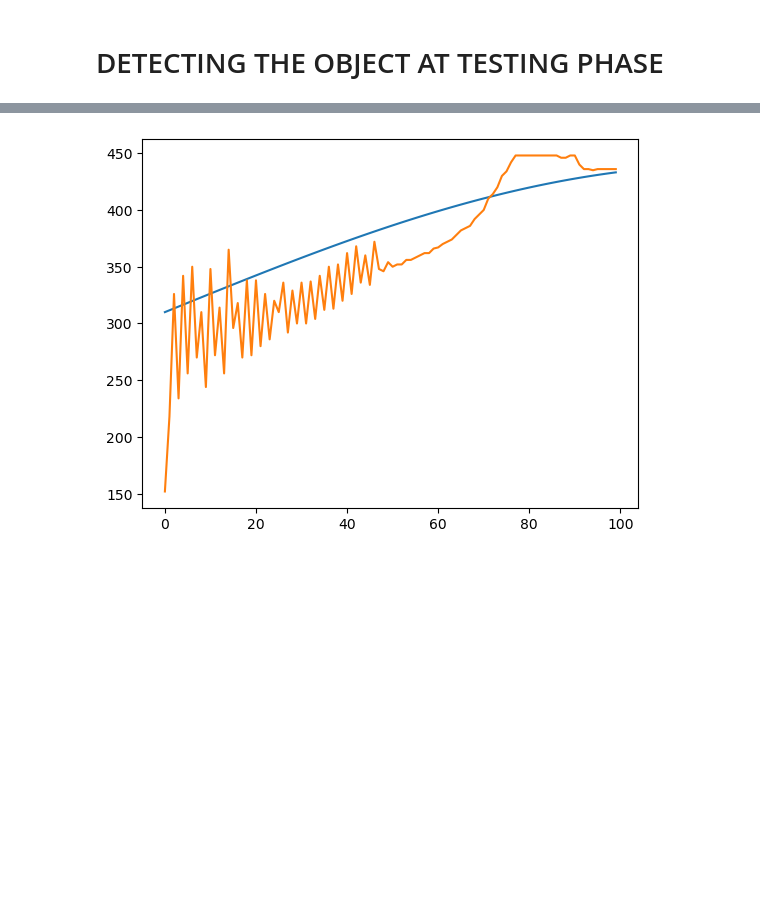
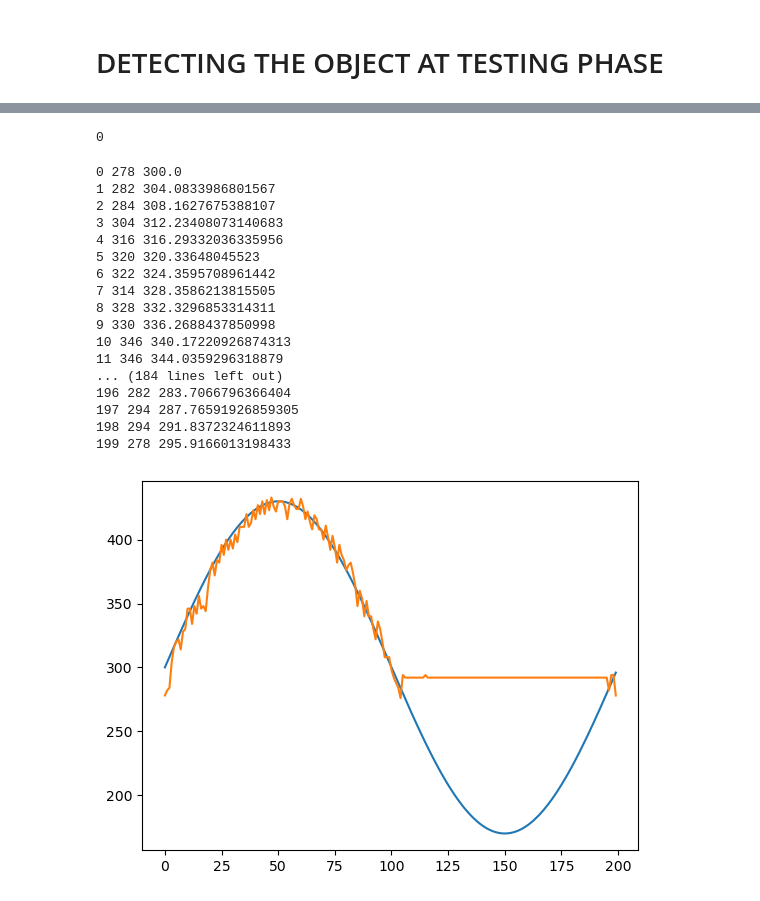
Before and after one commit to MarcelZelent/Bioinspired-Marcel, a Jupyter notebook: Final_project/final_project.ipynb, the cells around one changed output, grey strips where cells are left out. Cells and saved outputs as stored; diff of their text form; code cells hidden in the pictures; blank space fills up the shorter version.

```diff
--- a/Final_project/final_project.ipynb
+++ b/Final_project/final_project.ipynb
@@ -660,12 +653,9 @@ KeyboardInterrupt:
-# %%
-plt.plot(np.arange(len(x_ref_vec)),x_ref_vec)
-plt.plot(np.arange(len(x_act_vec)),x_act_vec)
-plt.show()
-# %% [output]
-[figure, removed]
+# %%
+api.setPos(-90,0,moduleID)
+# %% [output]
+0
 # %%
 from adaptive_filter.cerebellum import AdaptiveFilterCerebellum
-
 
 def NNwithAF(target_x, target_y, iter_num):
 
@@ -681,15 +671,14 @@ def NNwithAF(target_x, target_y, iter_num):
     x_act_vec = []
 
     ## TODO: AF initialization
-    Ts = 1
+    Ts = 1e-3
     n_inputs = 1
     n_outputs = 1
-    n_bases = 10
+    n_bases = 20
     beta = 1e-4
 
     af = AdaptiveFilterCerebellum(Ts, n_inputs, n_outputs, n_bases, beta)
 
-    robot_nn_and_af = 0
     robot_input = 0
 
     ## Simulation loop
@@ -698,17 +687,19 @@ def NNwithAF(target_x, target_y, iter_num):
         cam = ct.prepare_camera()
         img = ct.capture_image(cam)
         x,y = ct.locate(img,low_green, high_green)
+
         # cam_red = ct.prepare_camera()
         # img_red = ct.capture_image(cam)
         # x_red,y_red = ct.locate(img,low_red, high_red)
 
-        x_ref = A * np.sin(2*np.pi * i/T) + 310
+        x_ref = A * np.sin(2*np.pi * i/T) + 300
+        # x_ref = 450
         y_ref = y
 
-        # print(x, x_ref)
+        x_ref = float(x_ref)
+        y_ref = float(y_ref)
 
-        x_ref = float(x_ref)
-        y_ref = float(x)
+        print(i, x, x_ref)
 
         x_ref_vec.append(x_ref)
         x_act_vec.append(x)
@@ -718,58 +709,62 @@ def NNwithAF(target_x, target_y, iter_num):
         robot_y_coord_in_image = y
         x_coord_error = x_ref - robot_x_coord_in_image;
         y_coord_error = y_ref - robot_y_coord_in_image;
-        # print(x_coord_error,y_coord_error)
-        # x_coord_error = (x_coord_error-mean_x_pos_2)/std_x_pos_2
-        # y_coord_error = (y_coord_error-mean_y_pos_2)/std_y_pos_2
-        x_prev = x_coord_error
-        y_prev = y_coord_error
 
         ## TODO: Implement the CMAC controller into the loop
 
         af_out = af.step(robot_input, x_coord_error)
-        print(af_out)
+        # print(af_out)
         x_coord_error = x_coord_error +af_out
-        # print(type(x_coord_error))
-        y_coord_error = float(y_coord_error)
-        # print(type(y_coord_error))
-        # Iterate simulation dynamics
-
 
         #Here if the errors are less than twenty pixels we assume robot reaches the target.
         # However you can choose any reasonable threshold value instead of 20.
         # if (np.abs(x_coord_error) < (1+x_prev*1.02) and np.abs(y_coord_error) < (1+y_coord_error*1.02)):
         #     print("number of iterations for convergence = ", number_of_iterations_for_convergence)
         #     break
 
         xy_input_nn_model = [x_coord_error,y_coord_error]
-        # print(xy_input_nn_model)
-        # xy_input_nn_model = np.array(xy_input_nn_model)
-        # print(xy_input_nn_model)
-        # xy_input_nn_model = float(xy_input_nn_model)
-        # print(type(xy_input_nn_model[1]))
+
         #TODO: normalize the input to the Neural network model using meaning and variance of the training set inputs.
         normalize_xy_input_nn_model = (torch.tensor(xy_input_nn_model) - mean_of_train_input)/std_of_the_train_input
-        # normalize_xy_input_nn_model = xy_input_nn_model
-        # print(type(normalize_xy_input_nn_model))
-        # normalize_xy_input_nn_model_tensor = torch.tensor(normalize_xy_input_nn_model.tolist()).float()
-        # print(normalize_xy_input_nn_model_tensor)
+
         prediction_for_Y_pos_increment = NN_model(normalize_xy_input_nn_model)
         # print(prediction_for_Y_pos_increment)
         #TODO: Get the current Y (angular) position/angle of the robot. you can use the api.getPos function of fable
         robot_current_Y_pos = api.getPos(1,moduleID)
         #Next Y angular position of the robot will be robot_Y_pos + prediction_for_Y_pos_increment
         robot_next_Y_pos = robot_current_Y_pos + prediction_for_Y_pos_increment
-        # print(robot_next_Y_pos)
-        # print(prediction_for_Y_pos_increment.detach().numpy())
-
 
         robot_nn_and_af = robot_next_Y_pos
-        robot_input = robot_nn_and_af.detach().numpy()
+        robot_input = prediction_for_Y_pos_increment.detach().numpy()
 
         #TODO: Set the next position of the robot to (-90,robot_next_Y_pos) using the setPos function of the fable.
         api.setPos(-90,robot_nn_and_af,moduleID)
-        api.sleep(1)
+        api.sleep(0.3)
         number_of_iterations_for_convergence = number_of_iterations_for_convergence + 1
 
 
     return [x_ref_vec,x_act_vec]
+
+[x_ref_vec,x_act_vec] = NNwithAF(0,0, 200)
+plt.plot(np.arange(len(x_ref_vec)),x_ref_vec)
+plt.plot(np.arange(len(x_act_vec)),x_act_vec)
+plt.show()
+# %% [output]
+0 278 300.0
+1 282 304.0833986801567
+2 284 308.1627675388107
+3 304 312.23408073140683
+4 316 316.29332036335956
+5 320 320.33648045523
+6 322 324.3595708961442
+7 314 328.3586213815505
+8 328 332.3296853314311
+9 330 336.2688437850998
+10 346 340.17220926874313
+11 346 344.0359296318879
+... (184 lines left out)
+196 282 283.7066796366404
+197 294 287.76591926859305
+198 294 291.8372324611893
+199 278 295.9166013198433
+[figure, added]
```
Also changed, not shown: parts of 40 cells of this notebook, 5 other files.
